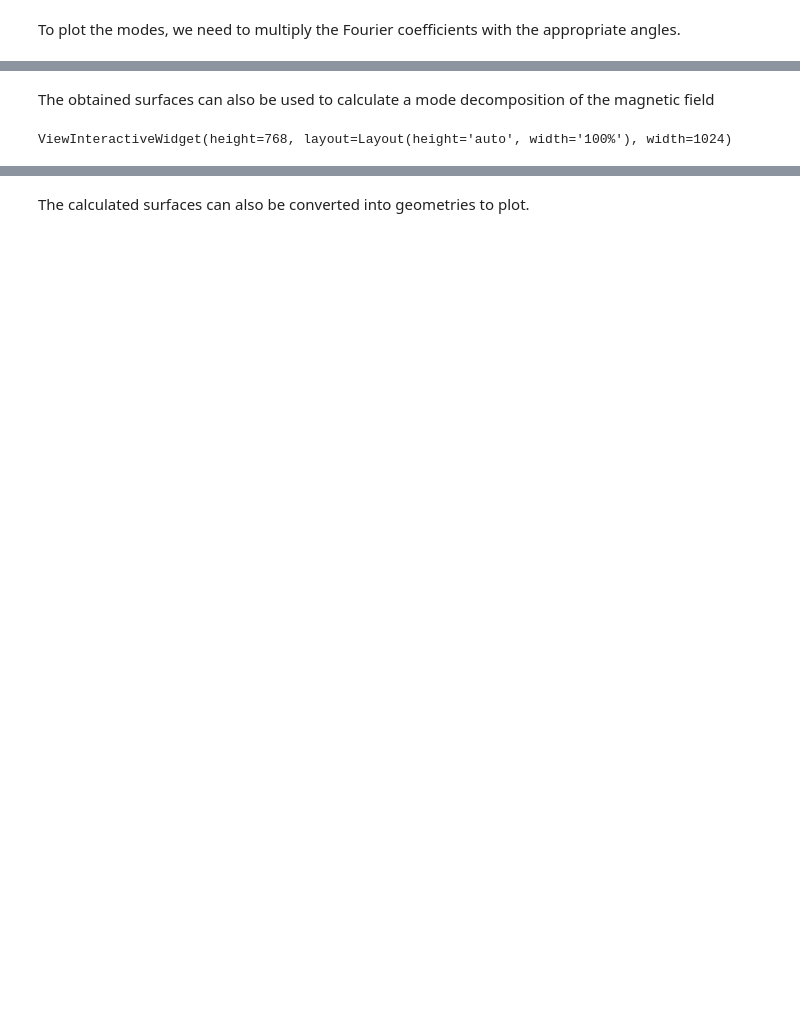
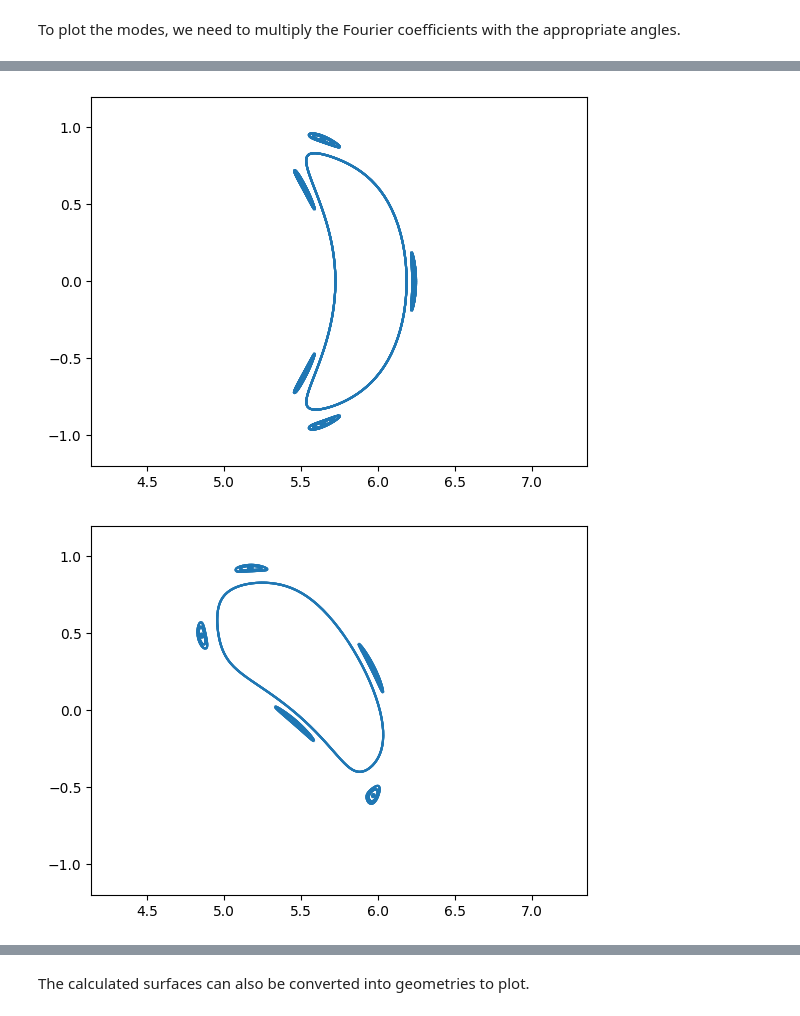
Before and after one commit to alexrobomind/fusionsc, a Jupyter notebook: src/docs/howto/CalculateIota.ipynb, the cells around one changed output, grey strips where cells are left out. Saved outputs shown, nothing was run; the diff lists cells and outputs as text; code cells hidden in the pictures; blank space fills up the shorter version.

```diff
--- a/src/docs/howto/CalculateIota.ipynb
+++ b/src/docs/howto/CalculateIota.ipynb
@@ -230,6 +103,14 @@ plt.show()
-# %% [markdown]
-The obtained surfaces can also be used to calculate a mode decomposition of the magnetic field
-# %%
-surfaces[2].asGeometry(nPhi = 360, nTheta = 360).asPyvista().plot()
-# %% [output]
-ViewInteractiveWidget(height=768, layout=Layout(height='auto', width='100%'), width=1024)
+# %%
+def plotCut(phi):
+    plt.figure()
+    surfaces.asGeometry().plotCut(np.radians(phi))
+    plt.axis('equal')
+    plt.xlim(5, 6.5)
+    plt.ylim(-1.2, 1.2)
+
+plotCut(0)
+plotCut(18)
+plotCut(36)
+# %% [output]
+[figure, added]
+[figure, added]
```
Also changed, not shown: parts of 20 cells of this notebook, 1 other file.
